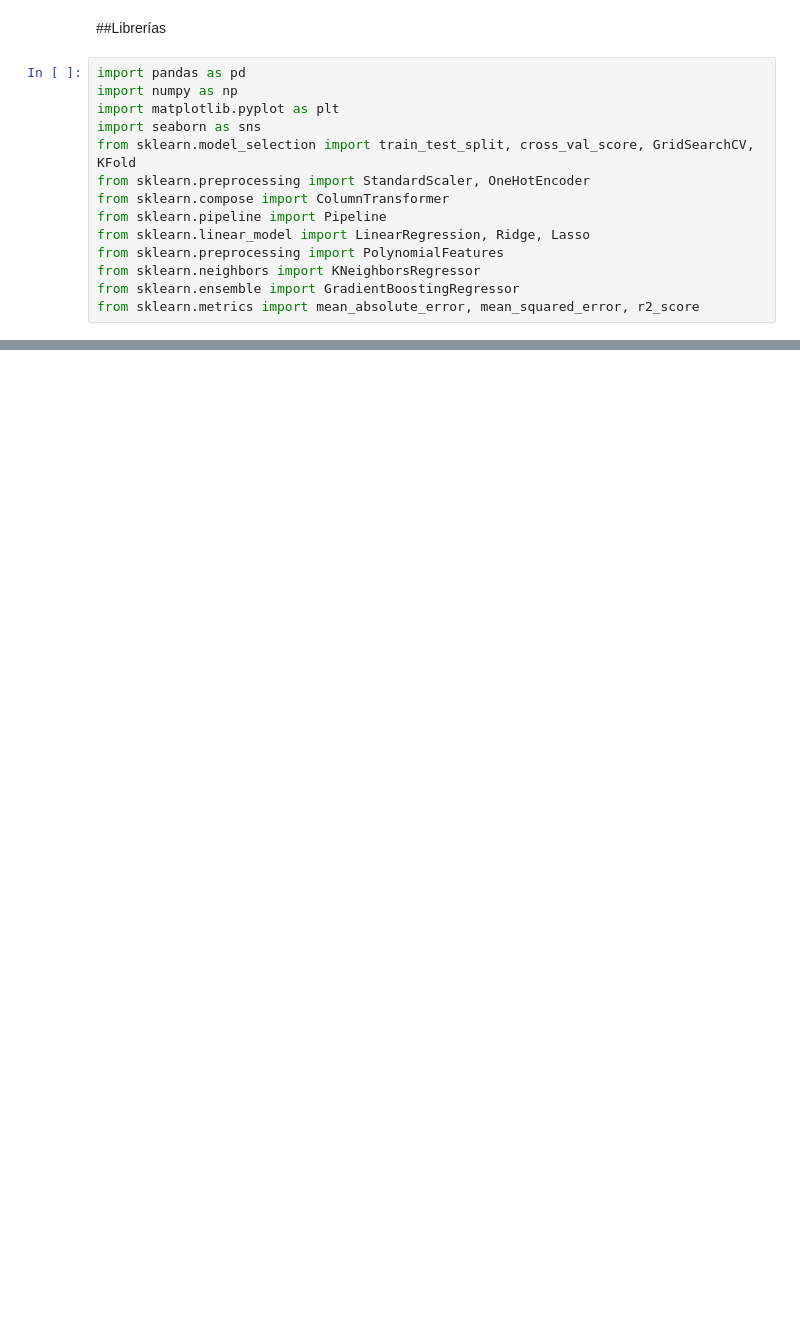
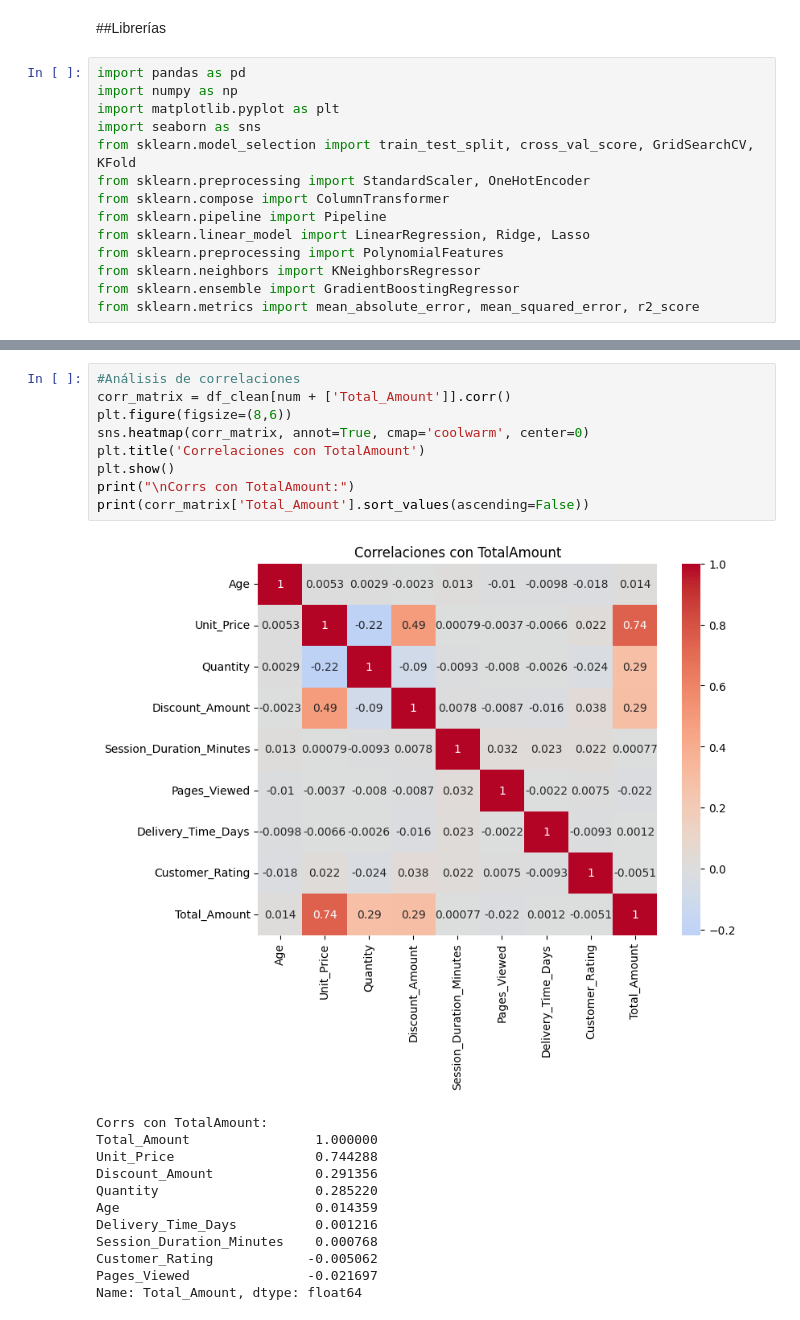
Before and after one commit to luisleonb/Proyecto_M6_ABP, a Jupyter notebook: Proyecto_M6_Luis_León.ipynb, the cells around one changed output, grey strips where cells are left out. Cells and saved outputs as stored; diff of their text form; blank space fills up the shorter version.

```diff
--- a/Proyecto_M6_Luis_León.ipynb
+++ b/Proyecto_M6_Luis_León.ipynb
@@ -296,0 +148,22 @@ Modelo final recomendado: GradientBoosting (mejor balance overfitting/generaliza
+# %%
+#Análisis de correlaciones
+corr_matrix = df_clean[num + ['Total_Amount']].corr()
+plt.figure(figsize=(8,6))
+sns.heatmap(corr_matrix, annot=True, cmap='coolwarm', center=0)
+plt.title('Correlaciones con TotalAmount')
+plt.show()
+print("\nCorrs con TotalAmount:")
+print(corr_matrix['Total_Amount'].sort_values(ascending=False))
+# %% [output]
+[figure, added]
+Corrs con TotalAmount:
+Total_Amount                1.000000
+Unit_Price                  0.744288
+Discount_Amount             0.291356
+Quantity                    0.285220
+Age                         0.014359
+Delivery_Time_Days          0.001216
+Session_Duration_Minutes    0.000768
+Customer_Rating            -0.005062
+Pages_Viewed               -0.021697
+Name: Total_Amount, dtype: float64
```
Also changed, not shown: parts of 32 cells of this notebook.
